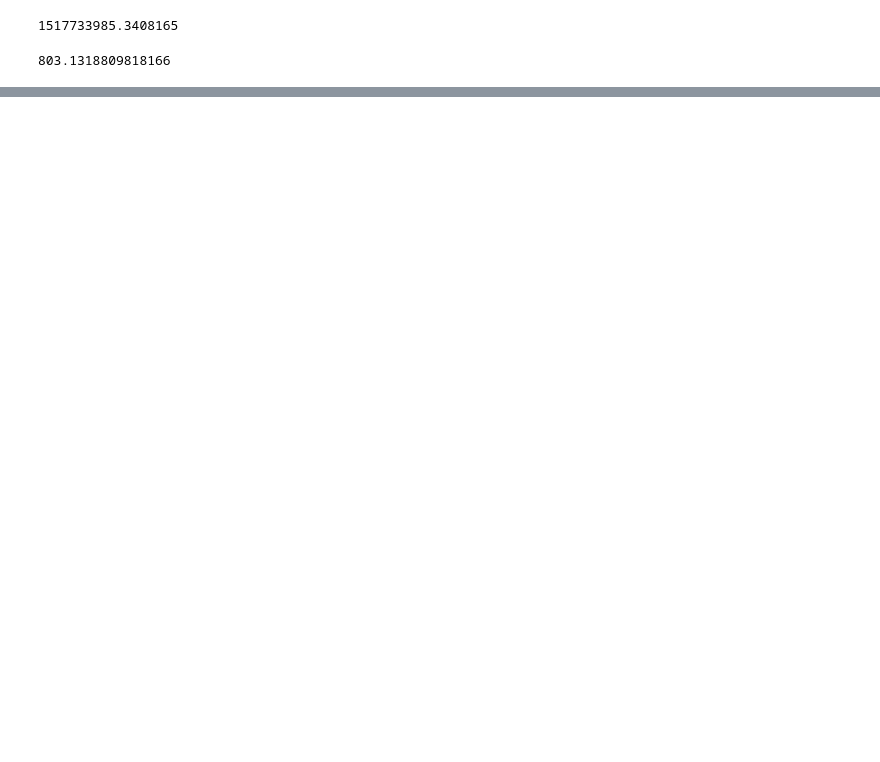
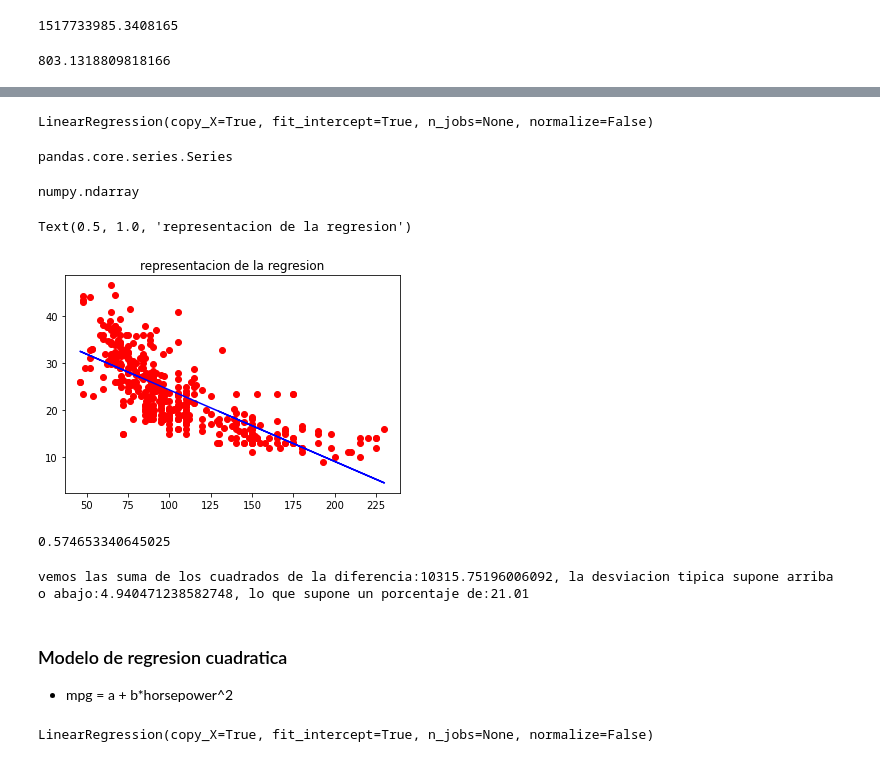
Before and after one commit to gonzalo71/TestGit, a Jupyter notebook: Udemy_exercices/Udemy_1.1_LRegresion.ipynb, the cells around one changed output, grey strips where cells are left out. Drawn from its saved outputs; the diff is of its cells as text; code cells hidden in the pictures; blank space fills up the shorter version.

Commit message:
modifico linear regresion

```diff
--- a/Udemy_exercices/Udemy_1.1_LRegresion.ipynb
+++ b/Udemy_exercices/Udemy_1.1_LRegresion.ipynb
@@ -343,0 +395,40 @@ RSE1
+# %%
+X = data_auto["horsepower"].fillna(np.mean(data_auto["horsepower"])) # como es una colunmna, para una regresion el sistema espero un dataframe, por eso hay que hacer reshape (1,-1) o usando np.newaxis para que crea una nueva dimension
+Y = data_auto["mpg"].fillna(data_auto["mpg"].mean())
+X_data = X[:,np.newaxis]
+# %%
+from sklearn.linear_model import LinearRegression
+lm = LinearRegression()
+lm.fit(X_data,Y)
+# %% [output]
+LinearRegression(copy_X=True, fit_intercept=True, n_jobs=None, normalize=False)
+# %%
+display(type(X), type(X_data))
+# %% [output]
+pandas.core.series.Series
+numpy.ndarray
+# %%
+plt.plot(X,Y,"ro")
+plt.plot(X,lm.predict(X_data), color="blue")
+plt.title("representacion de la regresion")
+# %% [output]
+Text(0.5, 1.0, 'representacion de la regresion')
+[figure, added]
+# %%
+# vamos a ver como se comporta
+lm.score(X_data,Y)
+# %% [output]
+0.574653340645025
+# %%
+# suma cuadrado diferencias
+SSD = np.sum((Y-lm.predict(X_data))**2)
+# desviacion tipica de los errores
+RSE = np.sqrt(SSD/len(X_data)-1)
+# media de Y
+y_mean = np.mean(Y)
+# la parte de las prediciones que no se explican
+error = (RSE/y_mean)*100
+
+print(f"vemos las suma de los cuadrados de la diferencia:{SSD}, la desviacion tipica supone arriba o abajo:{RSE}, lo que supone un porcentaje de:{round(error,2)} ")
+# %% [output]
+vemos las suma de los cuadrados de la diferencia:10315.75196006092, la desviacion tipica supone arriba o abajo:4.940471238582748, lo que supone un porcentaje de:21.01
@@ -343,0 +447,3 @@ RSE1
+# %% [markdown]
+### Modelo de regresion cuadratica
+* mpg = a + b*horsepower^2
@@ -343,0 +453,5 @@ RSE1
+# %%
+lm = LinearRegression()
+lm.fit(X_data,Y)
+# %% [output]
+LinearRegression(copy_X=True, fit_intercept=True, n_jobs=None, normalize=False)
```
Also changed, not shown: parts of 38 cells of this notebook.
